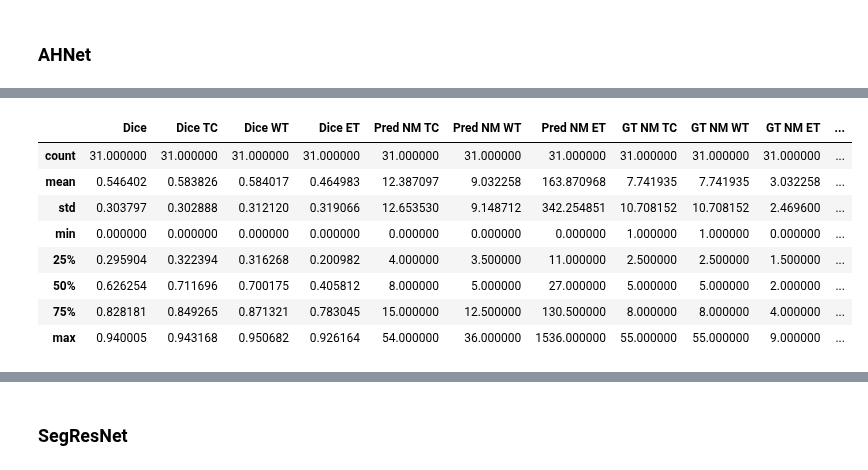
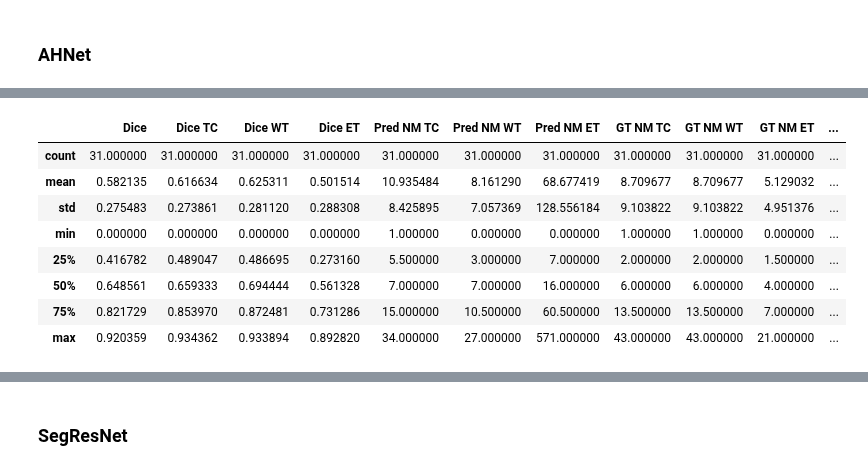
Before and after one commit to NachoGV/Semantic-Segmentation-of-Brain-Metastases-in-MRI-Scans, a Jupyter notebook: utils/results_generator.ipynb, the cells around one changed output, grey strips where cells are left out. Saved outputs shown, nothing was run; the diff lists cells and outputs as text; code cells hidden in the pictures.

```diff
--- a/utils/results_generator.ipynb
+++ b/utils/results_generator.ipynb
@@ -25,11 +25,11 @@ ah_segs, unet_segs, segresnet_segs, untr_segs, gt_segs = [], [], [], [], []
 for sid in subject_ids:
     ah_channels, unet_channels, segresnet_channels, untr_channels, gt_channels = [], [], [], [], []
     for channel in ['TC', 'WT', 'ET']:
-        ah_channels.append(f'../outputs/AHNet/pred_segs/val_pred_segs/pred_{sid}_{channel}.nii.gz')
-        unet_channels.append(f'../outputs/UNet/pred_segs/val_pred_segs/pred_{sid}_{channel}.nii.gz')
-        segresnet_channels.append(f'../outputs/SegResNet/pred_segs/val_pred_segs/pred_{sid}_{channel}.nii.gz')
-        untr_channels.append(f'../outputs/UNETR/pred_segs/val_pred_segs/pred_{sid}_{channel}.nii.gz')
-        gt_channels.append(f'../outputs/gt_segs/val_gt_segs/gt_{sid}_{channel}.nii.gz')
+        ah_channels.append(f'../outputs/AHNet/pred_segs/val_pred_segs/pred_{sid}_{channel}.pt')
+        unet_channels.append(f'../outputs/UNet/pred_segs/val_pred_segs/pred_{sid}_{channel}.pt')
+        segresnet_channels.append(f'../outputs/SegResNet/pred_segs/val_pred_segs/pred_{sid}_{channel}.pt')
+        untr_channels.append(f'../outputs/UNETR/pred_segs/val_pred_segs/pred_{sid}_{channel}.pt')
+        gt_channels.append(f'../outputs/gt_segs/val_gt_segs/gt_{sid}_{channel}.pt')
 
     ah_segs.append(ah_channels)
     unet_segs.append(unet_channels)
@@ -63,11 +63,11 @@ ah_segs, unet_segs, segresnet_segs, untr_segs, gt_segs = [], [], [], [], []
 for sid in subject_ids:
     ah_channels, unet_channels, segresnet_channels, untr_channels, gt_channels = [], [], [], [], []
     for channel in ['TC', 'WT', 'ET']:
-        ah_channels.append(f'../outputs/AHNet/pred_segs/test_pred_segs/pred_{sid}_{channel}.nii.gz')
-        unet_channels.append(f'../outputs/UNet/pred_segs/test_pred_segs/pred_{sid}_{channel}.nii.gz')
-        segresnet_channels.append(f'../outputs/SegResNet/pred_segs/test_pred_segs/pred_{sid}_{channel}.nii.gz')
-        untr_channels.append(f'../outputs/UNETR/pred_segs/test_pred_segs/pred_{sid}_{channel}.nii.gz')
-        gt_channels.append(f'../outputs/gt_segs/test_gt_segs/gt_{sid}_{channel}.nii.gz')
+        ah_channels.append(f'../outputs/AHNet/pred_segs/test_pred_segs/pred_{sid}_{channel}.pt')
+        unet_channels.append(f'../outputs/UNet/pred_segs/test_pred_segs/pred_{sid}_{channel}.pt')
+        segresnet_channels.append(f'../outputs/SegResNet/pred_segs/test_pred_segs/pred_{sid}_{channel}.pt')
+        untr_channels.append(f'../outputs/UNETR/pred_segs/test_pred_segs/pred_{sid}_{channel}.pt')
+        gt_channels.append(f'../outputs/gt_segs/test_gt_segs/gt_{sid}_{channel}.pt')
 
     ah_segs.append(ah_channels)
     unet_segs.append(unet_channels)
@@ -96,3 +96,19 @@ test_df.head()
 ## Generate Results CSV
 # %% [markdown]
 ### AHNet
+# %%
+best_mean = 0
+best_threshold = 0
+df = None
+for threshold in [0.1, 0.2, 0.3, 0.4, 0.5, 0.6, 0.7, 0.8, 0.9]:
+    # VAL AHNet
+    ahnet_df = calculate_metrics('AHNet', val_df, threshold)
+    mean = ahnet_df['Dice'].mean()
+    print(f'AHNet VAL Mean Dice for threshold {threshold}: {mean}')
+    if mean > best_mean:
+        best_mean = mean
+        best_threshold = threshold
+        df = ahnet_df
+print(f'BEST THRESHOLD: {best_threshold}')
+df.to_csv('../outputs/AHNet/val_scores.csv', index=False)
+df.describe()
@@ -99,15 +135,15 @@ test_df.head()
 # %%
-# VAL AHNet
-ahnet_df = calculate_metrics('AHNet', val_df)
-ahnet_df.to_csv('../outputs/AHNet/val_scores.csv', index=False)
+# TEST AHNet
+ahnet_df = calculate_metrics('AHNet', test_df, best_threshold)
+ahnet_df.to_csv('../outputs/AHNet/test_scores.csv', index=False)
 ahnet_df.describe()
 # %% [output]
 |  | Dice | Dice TC | Dice WT | Dice ET | Pred NM TC | Pred NM WT | Pred NM ET | GT NM TC | GT NM WT | GT NM ET | ... |
 | count | 31.000000 | 31.000000 | 31.000000 | 31.000000 | 31.000000 | 31.000000 | 31.000000 | 31.000000 | 31.000000 | 31.000000 | ... |
-| mean | 0.546402 | 0.583826 | 0.584017 | 0.464983 | 12.387097 | 9.032258 | 163.870968 | 7.741935 | 7.741935 | 3.032258 | ... |
-| std | 0.303797 | 0.302888 | 0.312120 | 0.319066 | 12.653530 | 9.148712 | 342.254851 | 10.708152 | 10.708152 | 2.469600 | ... |
-| min | 0.000000 | 0.000000 | 0.000000 | 0.000000 | 0.000000 | 0.000000 | 0.000000 | 1.000000 | 1.000000 | 0.000000 | ... |
-| 25% | 0.295904 | 0.322394 | 0.316268 | 0.200982 | 4.000000 | 3.500000 | 11.000000 | 2.500000 | 2.500000 | 1.500000 | ... |
-| 50% | 0.626254 | 0.711696 | 0.700175 | 0.405812 | 8.000000 | 5.000000 | 27.000000 | 5.000000 | 5.000000 | 2.000000 | ... |
-| 75% | 0.828181 | 0.849265 | 0.871321 | 0.783045 | 15.000000 | 12.500000 | 130.500000 | 8.000000 | 8.000000 | 4.000000 | ... |
-| max | 0.940005 | 0.943168 | 0.950682 | 0.926164 | 54.000000 | 36.000000 | 1536.000000 | 55.000000 | 55.000000 | 9.000000 | ... |
+| mean | 0.582135 | 0.616634 | 0.625311 | 0.501514 | 10.935484 | 8.161290 | 68.677419 | 8.709677 | 8.709677 | 5.129032 | ... |
+| std | 0.275483 | 0.273861 | 0.281120 | 0.288308 | 8.425895 | 7.057369 | 128.556184 | 9.103822 | 9.103822 | 4.951376 | ... |
+| min | 0.000000 | 0.000000 | 0.000000 | 0.000000 | 1.000000 | 0.000000 | 0.000000 | 1.000000 | 1.000000 | 0.000000 | ... |
+| 25% | 0.416782 | 0.489047 | 0.486695 | 0.273160 | 5.500000 | 3.000000 | 7.000000 | 2.000000 | 2.000000 | 1.500000 | ... |
+| 50% | 0.648561 | 0.659333 | 0.694444 | 0.561328 | 7.000000 | 7.000000 | 16.000000 | 6.000000 | 6.000000 | 4.000000 | ... |
+| 75% | 0.821729 | 0.853970 | 0.872481 | 0.731286 | 15.000000 | 10.500000 | 60.500000 | 13.500000 | 13.500000 | 7.000000 | ... |
+| max | 0.920359 | 0.934362 | 0.933894 | 0.892820 | 34.000000 | 27.000000 | 571.000000 | 43.000000 | 43.000000 | 21.000000 | ... |
```
Also changed, not shown: parts of 11 cells of this notebook, 21 other files.
